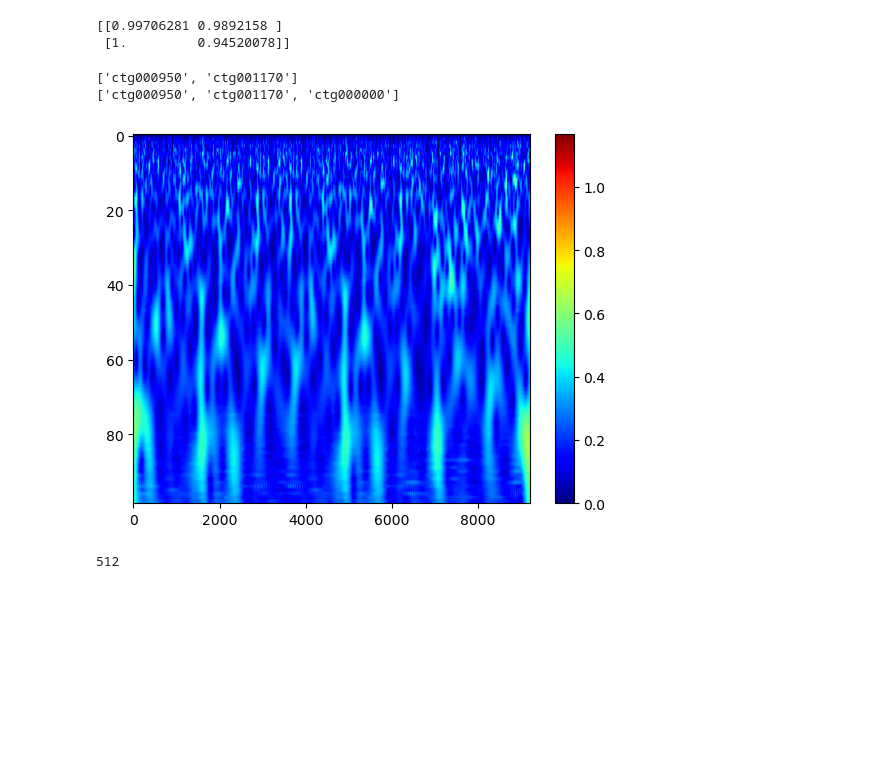
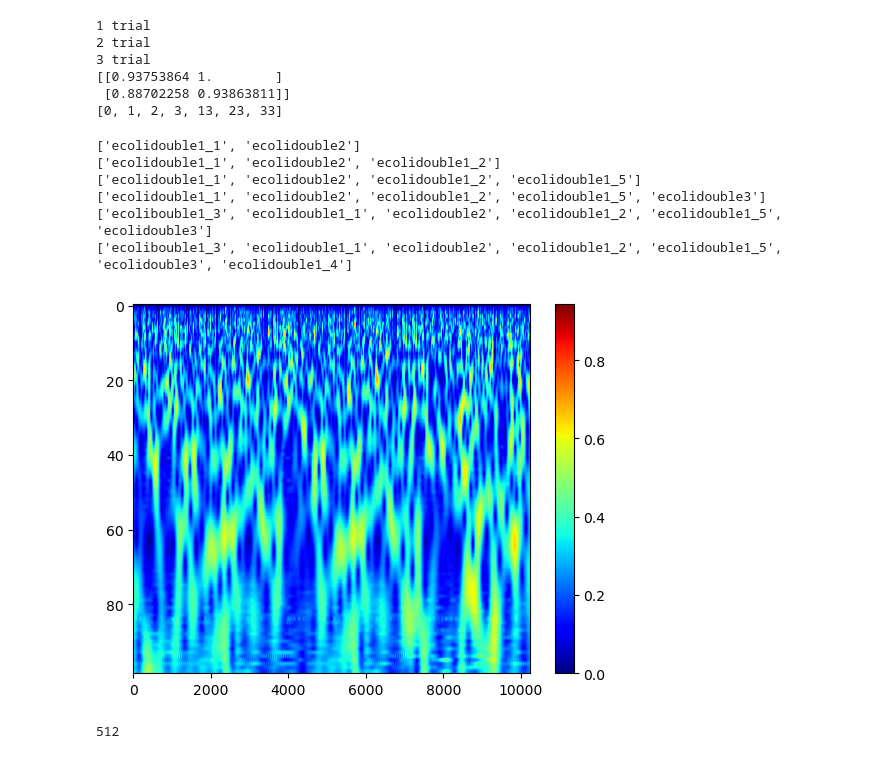
Before and after one commit to karegoie/IPYNB, a Jupyter notebook: GenomeIdentify/realreal.ipynb, the cells around one changed output. Drawn from its saved outputs; the diff is of its cells as text; code cells hidden in the pictures; blank space fills up the shorter version.

```diff
--- a/GenomeIdentify/realreal.ipynb
+++ b/GenomeIdentify/realreal.ipynb
@@ -305,6 +305,9 @@ def window(seq, n=2):
 # %%
 def dict2array(d):
     return list(d.values())
+# %%
+def longest_key(d):
+    return sorted([(len(v), k) for k, v in d.items()])[-1][1]
 # %%
 import numpy as np
 from sklearn.preprocessing import MinMaxScaler
@@ -315,7 +318,7 @@ data_ctg = {}
 ctg_index = {}
 data = {}
 
-with open("./viola.fa", "r") as f:
+with open("./ecoli23.fna", "r") as f:
     for record in tqdm(SeqIO.parse(f, "fasta")):
         data_ctg[record.id] = str(record.seq).upper()
         for i, p in enumerate(range(1, len(record.seq)//L, L)):
@@ -334,7 +337,7 @@ sc = MinMaxScaler(feature_range = (0, 1))
 X = sc.fit_transform(dict2array(kmer_datas))
 cnt = 1
 som = Som(2, 2, 4**K, sigma=.001,learning_rate=1e-5)
-while som.distance_map().T.min() < 0.9:
+while som.distance_map().T.min() > 0.9:
     print(f"{cnt} trial")
     som = Som(2, 2, 4**K, sigma=.001,learning_rate=1e-5)
     #som = Som(2, 1, 4**K, sigma=.001,learning_rate=0.5)
@@ -352,7 +355,7 @@ for i in list(map(len, ctg_index.values())):
     length.append(i + length[-1])
 del length[0]
 
-#print(length)
+print(length)
 raw_spec = {}
 for i, k in enumerate(data_ctg.keys()):
     if k not in raw_spec.keys(): raw_spec[k] = []
@@ -364,18 +367,22 @@ for i, k in enumerate(data_ctg.keys()):
     for g in X[length[i]: length[i+1] + 1]:
         raw_spec[k] += [change[som.winner(i)] for i in g]
 # %% [output]
-[[0.99706281 0.9892158 ]
- [1.         0.94520078]]
+1 trial
+2 trial
+3 trial
+[[0.93753864 1.        ]
+ [0.88702258 0.93863811]]
+[0, 1, 2, 3, 13, 23, 33]
 # %%
 import pywt
 
-random.seed(101)
-ridx = random.choice(len(raw_spec))
-ctg1 = np.asarray(list(raw_spec.values())[ridx])
+#random.seed(101)
+lkey = longest_key(raw_spec) #random.choice(len(raw_spec))
+ctg1 = np.asarray(list(raw_spec[lkey]))
 
 cnt = 0
 M = 100
-best_list = [list(raw_spec.keys())[ridx]]
+best_list = [lkey]
 ctg = 0
 while True:
     cnt +=1
@@ -401,7 +408,7 @@ while True:
 
     if best1[0] < best2[0]:
         ctg1 = np.concatenate([np.asarray(best2[3]),ctg1])
-        best_list.append(best2[2])
+        best_list.insert(0, best2[2])
         #last = np.asarray(best2[3]
         #print(ctg1.shape)
 
@@ -418,18 +425,22 @@ while True:
     if cnt % 10 == 0:
         print(cnt // 10)
 # %% [output]
-['ctg000950', 'ctg001170']
-['ctg000950', 'ctg001170', 'ctg000000']
+['ecolidouble1_1', 'ecolidouble2']
+['ecolidouble1_1', 'ecolidouble2', 'ecolidouble1_2']
+['ecolidouble1_1', 'ecolidouble2', 'ecolidouble1_2', 'ecolidouble1_5']
+['ecolidouble1_1', 'ecolidouble2', 'ecolidouble1_2', 'ecolidouble1_5', 'ecolidouble3']
+['ecolibouble1_3', 'ecolidouble1_1', 'ecolidouble2', 'ecolidouble1_2', 'ecolidouble1_5', 'ecolidouble3']
+['ecolibouble1_3', 'ecolidouble1_1', 'ecolidouble2', 'ecolidouble1_2', 'ecolidouble1_5', 'ecolidouble3', 'ecolidouble1_4']
 # %%
 import matplotlib.pyplot as plt
 R = 100
 cwtmatr, freqs = pywt.cwt(np.asarray(ctg1), list(range(1, R)), 'cmor4-1.0')
-plt.imshow(np.absolute(cwtmatr),  cmap='jet', aspect='auto',vmax=np.absolute(best[1]).max(), vmin=0)
+plt.imshow(np.absolute(cwtmatr),  cmap='jet', aspect='auto',vmax=np.absolute(cwtmatr).max(), vmin=0)
 plt.colorbar()
 plt.show()
 #plt.savefig("./temptemp.jpg")
 # %% [output]
-[figure, old version]
+[figure, new version]
 # %%
 len(ctg1)
 # %% [output]
```
